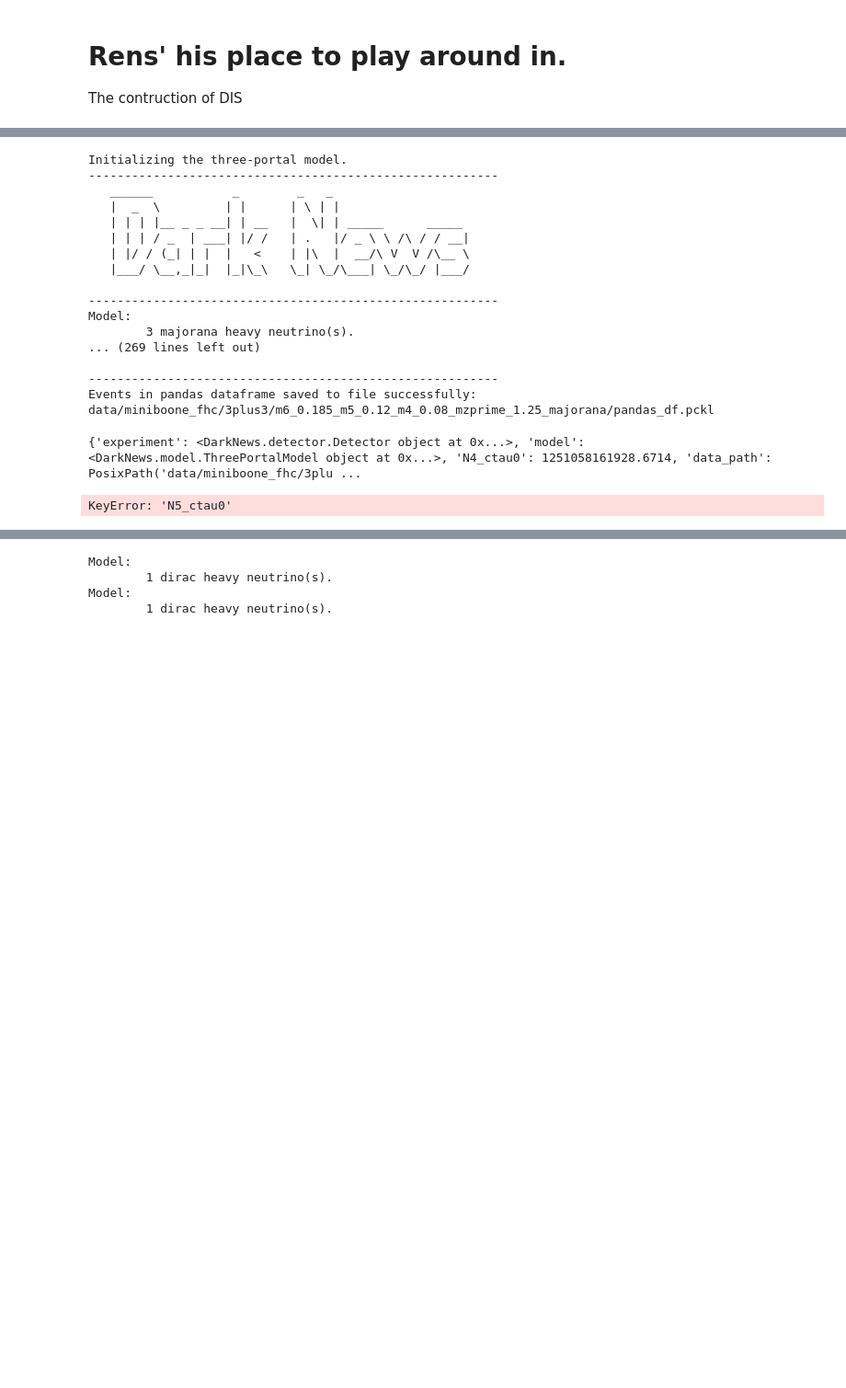
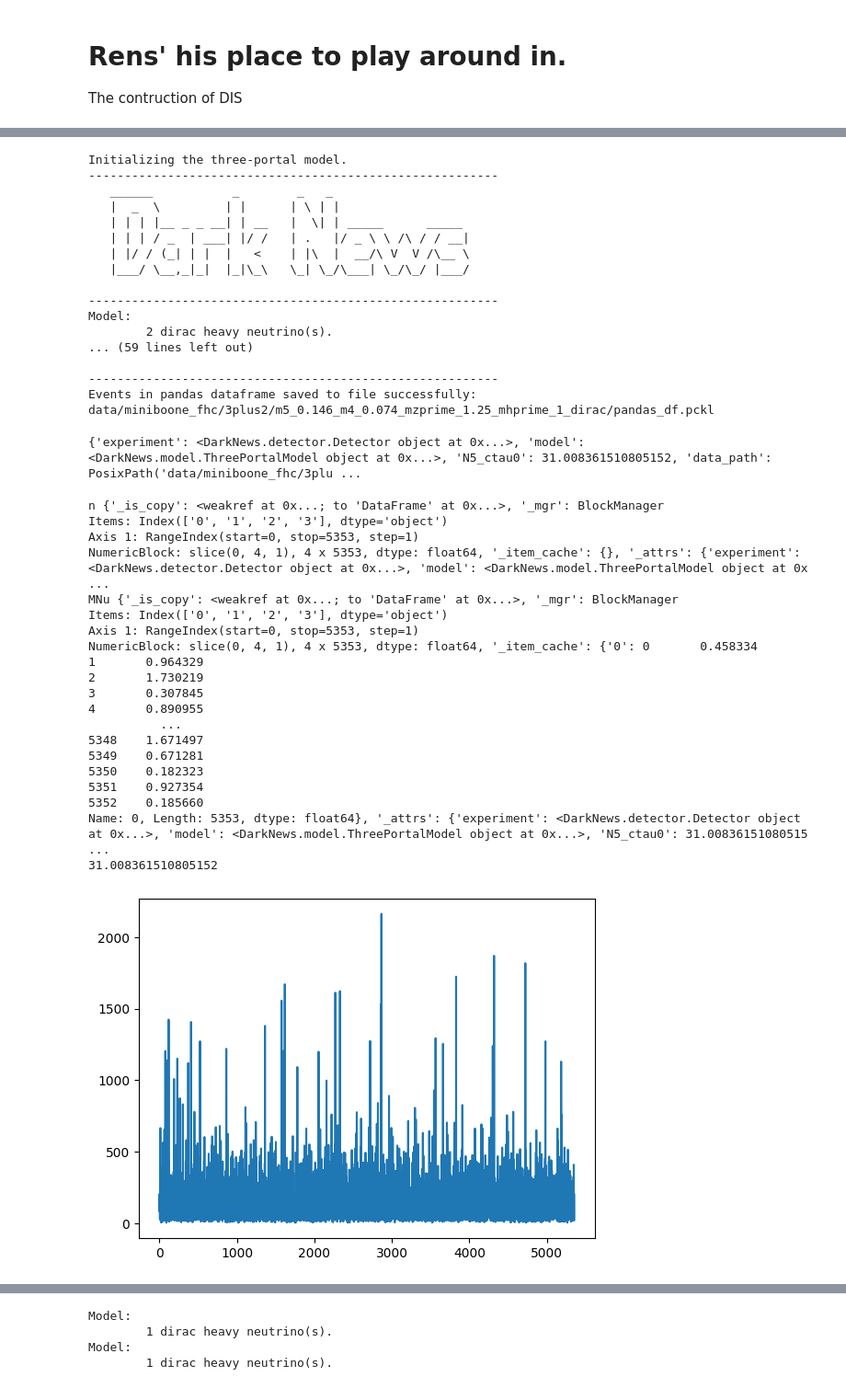
Before and after one commit to mhostert/DarkNews-generator, a Jupyter notebook: examples/__TEST_Rens_DIS.ipynb, the cells around one changed output, grey strips where cells are left out. Shown at 92% size. Drawn from its saved outputs; the diff is of its cells as text; code cells hidden in the pictures; blank space fills up the shorter version.

```diff
--- a/examples/__TEST_Rens_DIS.ipynb
+++ b/examples/__TEST_Rens_DIS.ipynb
@@ -27,9 +22,13 @@ In file included from /usr/local/lib/python3.8/dist-packages/numpy/core/include/
 # %%
 
-kwargs = {'Umu5': np.sqrt(157e-8),'Umu5': np.sqrt(157e-8),'Umu4': np.sqrt(0.004e-8),'Umu5': np.sqrt(157e-8),'Umu5': np.sqrt(14e-8),'UD4': np.sqrt(0.0371),'UD5': np.sqrt(0.557),'UD6':np.sqrt(0.404)}
+kwargs = {'Umu4': np.sqrt(0.004e-8),'Umu5': np.sqrt(157e-8),'UD4': np.sqrt(0.0371),'UD5': np.sqrt(0.557)}
+#kwargs = {'Umu4': 0.004e-8,'Umu5': 157e-8,'UD4': 0.0371,'UD5': 0.557}
 
-my_gen = dn.GenLauncher(mzprime=1.25, m4=0.080, m5=0.120, m6=0.185,neval=1000, HNLtype="majorana", **kwargs)
-df = my_gen.run(loglevel="INFO")
+#Enu_range = np.geomspace(0.01,2e2,50)
+#my_gen = dn.GenLauncher(mzprime=1.25, m4=0.080, m5=0.120, m6=0.185,neval=1000, HNLtype="majorana", **kwargs)
+#df = my_gen.run(loglevel="INFO") @dirac
+gen_object_2 = dn.GenLauncher(epsilon2=4.6e-4, alphaD=0.32,mhprime=1, mzprime=1.25, m4=0.074, m5=0.146, neval=1000, HNLtype="dirac", **kwargs)
+df = gen_object_2.run(loglevel="INFO")
 # %% [output]
 Initializing the three-portal model.
 ---------------------------------------------------------
@@ -42,26 +41,53 @@ Initializing the three-portal model.
 
 ---------------------------------------------------------
 Model:
-        3 majorana heavy neutrino(s).
-... (269 lines left out)
+        2 dirac heavy neutrino(s).
+... (59 lines left out)
 
 ---------------------------------------------------------
 Events in pandas dataframe saved to file successfully:
-data/miniboone_fhc/3plus3/m6_0.185_m5_0.12_m4_0.08_mzprime_1.25_majorana/pandas_df.pckl
+data/miniboone_fhc/3plus2/m5_0.146_m4_0.074_mzprime_1.25_mhprime_1_dirac/pandas_df.pckl
 # %%
 print(df.attrs)
 # %% [output]
-{'experiment': <DarkNews.detector.Detector object at 0x...>, 'model': <DarkNews.model.ThreePortalModel object at 0x...>, 'N4_ctau0': 1251058161928.6714, 'data_path': PosixPath('data/miniboone_fhc/3plu ...
+{'experiment': <DarkNews.detector.Detector object at 0x...>, 'model': <DarkNews.model.ThreePortalModel object at 0x...>, 'N5_ctau0': 31.008361510805152, 'data_path': PosixPath('data/miniboone_fhc/3plu ...
 # %%
+from scipy import stats as sc
+
 l_decay_proper_cm= df.attrs['N5_ctau0']
 pN = df.P_decay_N_daughter
-print(pN.__dict__)
-print(pN)
+pNU = df.P_projectile
+E_NU = pNU['0']
+print('n',pN.__dict__)
+print('MNu',pNU.__dict__)
 pN_array= np.array(pN)
 #print(pN.__dict__)
 print(l_decay_proper_cm)
 l_decay_lab_cm = a_d.get_decay_length_in_lab(pN_array, l_decay_proper_cm)
 plt.plot(np.arange(0,len(l_decay_lab_cm),1),l_decay_lab_cm)
 plt.show()
+
+plt.scatter(E_NU,l_decay_lab_cm)
+plt.show()
 # %% [output]
-KeyError: 'N5_ctau0'
+n {'_is_copy': <weakref at 0x...; to 'DataFrame' at 0x...>, '_mgr': BlockManager
+Items: Index(['0', '1', '2', '3'], dtype='object')
+Axis 1: RangeIndex(start=0, stop=5353, step=1)
+NumericBlock: slice(0, 4, 1), 4 x 5353, dtype: float64, '_item_cache': {}, '_attrs': {'experiment': <DarkNews.detector.Detector object at 0x...>, 'model': <DarkNews.model.ThreePortalModel object at 0x ...
+MNu {'_is_copy': <weakref at 0x...; to 'DataFrame' at 0x...>, '_mgr': BlockManager
+Items: Index(['0', '1', '2', '3'], dtype='object')
+Axis 1: RangeIndex(start=0, stop=5353, step=1)
+NumericBlock: slice(0, 4, 1), 4 x 5353, dtype: float64, '_item_cache': {'0': 0       0.458334
+1       0.964329
+2       1.730219
+3       0.307845
+4       0.890955
+          ...
+5348    1.671497
+5349    0.671281
+5350    0.182323
+5351    0.927354
+5352    0.185660
+Name: 0, Length: 5353, dtype: float64}, '_attrs': {'experiment': <DarkNews.detector.Detector object at 0x...>, 'model': <DarkNews.model.ThreePortalModel object at 0x...>, 'N5_ctau0': 31.00836151080515 ...
+31.008361510805152
+[figure, added]
```
Also changed, not shown: parts of 3 cells of this notebook.
